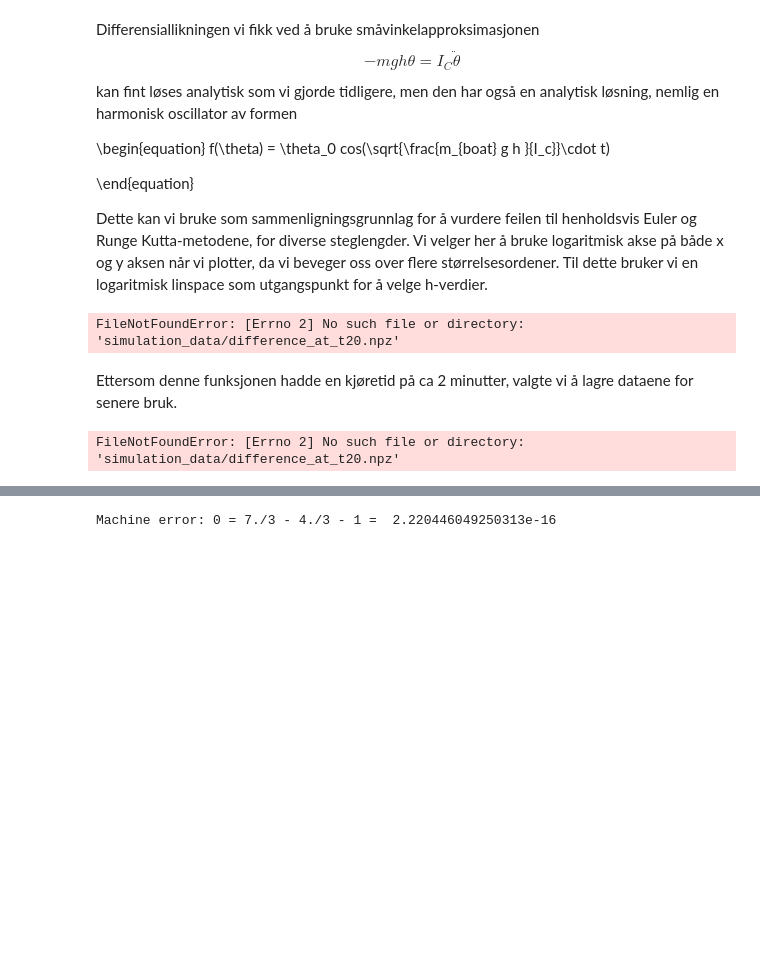
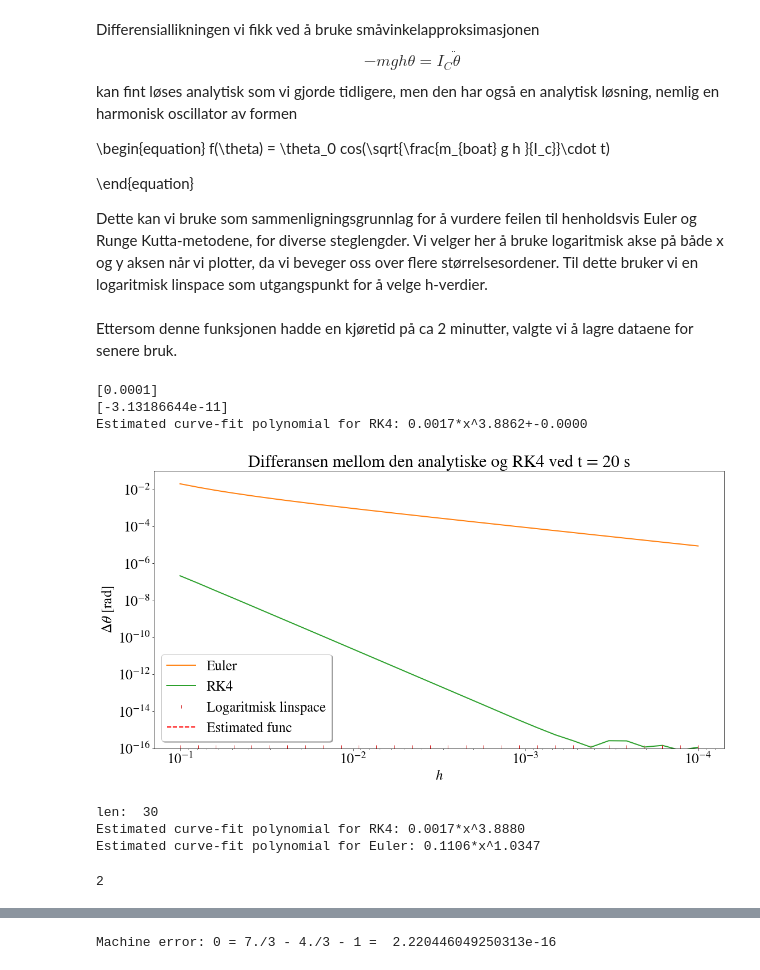
Before and after one commit to emiljonsrud/vitberr_prosjekt2_tekfys, a Jupyter notebook: matias.ipynb, the cells around one changed output, grey strips where cells are left out. Drawn from its saved outputs; the diff is of its cells as text; code cells hidden in the pictures; blank space fills up the shorter version.

```diff
--- a/matias.ipynb
+++ b/matias.ipynb
@@ -672,15 +672,14 @@ def anal_vs_num():
     #######################################################################################
     #       Save the data to a file
     np.savez(
-        'simulation_data/difference_at_t20',
+        #'simulation_data/difference_at_t20',
+        '1htest',
         h_steps = h_steps,
         difference_euler = difference_euler,
         difference_rk4 = difference_rk4
 
         )
 anal_vs_num()
-# %% [output]
-FileNotFoundError: [Errno 2] No such file or directory: 'simulation_data/difference_at_t20.npz'
 # %% [markdown]
 Ettersom denne funksjonen hadde en kjøretid på ca 2 minutter, valgte vi å lagre dataene for senere bruk.
 # %%
@@ -688,7 +687,7 @@ Ettersom denne funksjonen hadde en kjøretid på ca 2 minutter, valgte vi å lag
 #       Plot the differences
 def plot_difference():
 
-    diff_data = np.load('simulation_data/difference_at_t20.npz')
+    diff_data = np.load('1htest.npz')
     h_steps, difference_euler, difference_rk4 = diff_data['h_steps'], diff_data['difference_euler'], diff_data['difference_rk4']
 
     plt.yscale("log")
@@ -715,7 +714,7 @@ def plot_difference():
     plt.xlabel('$h$')
     plt.ylabel(r'$\Delta\theta$ [rad]')
     plt.ylim(10e-17,0.1)
-    plt.legend(loc=1, shadow = True)
+    plt.legend(loc=3, shadow = True)
     plt.gca().invert_xaxis()#obs
     #plt.gca().invert_yaxis()
     plt.show()
@@ -746,38 +745,50 @@ def plot_difference():
     # plt.ylabel(r'$\Delta\theta$ [rad]')
 
     # plt.legend(loc=2, shadow = True)
     # plt.show()
 
 plot_difference()
 def curvefit_rk4():
-    diff_data = np.load('simulation_data/difference_at_t20.npz')
+    diff_data = np.load('1htest.npz')
     h_steps, difference_euler, difference_rk4 = diff_data['h_steps'], diff_data['difference_euler'], diff_data['difference_rk4']
     #To avoid the machine error affected part of the data
-    h_steps = h_steps[0:19]
-    difference_rk4 = difference_rk4[0:19]
+    print("len: ", len(h_steps))
+    h_steps = h_steps[0:23]
+    difference_rk4 = difference_rk4[0:23]
 
     def function(x, a, n):
         return a*x**n
     popt , cov = scipy.optimize.curve_fit(function, h_steps, np.abs(difference_rk4))
     a ,n = popt
 
     print(f'Estimated curve-fit polynomial for RK4: {a:.4f}*x^{n:.4f}' )
 curvefit_rk4()
 def curvefit_euler():
-    diff_data = np.load('simulation_data/difference_at_t20.npz')
+    diff_data = np.load('1htest.npz')
     h_steps, difference_euler, difference_rk4 = diff_data['h_steps'], diff_data['difference_euler'], diff_data['difference_rk4']
     difference_euler = difference_euler[10:30]
+    h_steps= h_steps[10:30]
 
     def function(x,a, n):
         return a*x**n
     popt , cov = scipy.optimize.curve_fit(function, h_steps, np.abs(difference_euler))
     a,n = popt
 
     print(f'Estimated curve-fit polynomial for Euler: {a:.4f}*x^{n:.4f}' )
 
 curvefit_euler()
 # %% [output]
-FileNotFoundError: [Errno 2] No such file or directory: 'simulation_data/difference_at_t20.npz'
+[0.0001]
+[-3.13186644e-11]
+Estimated curve-fit polynomial for RK4: 0.0017*x^3.8862+-0.0000
+[figure, added]
+len:  30
+Estimated curve-fit polynomial for RK4: 0.0017*x^3.8880
+Estimated curve-fit polynomial for Euler: 0.1106*x^1.0347
+# %%
+print(2)
+# %% [output]
+2
 # %% [markdown]
 Vi ser at Runge-Kutta metoden er vesentlig bedere for alle steglengder.
 
```
Also changed, not shown: parts of 1 cell of this notebook.
